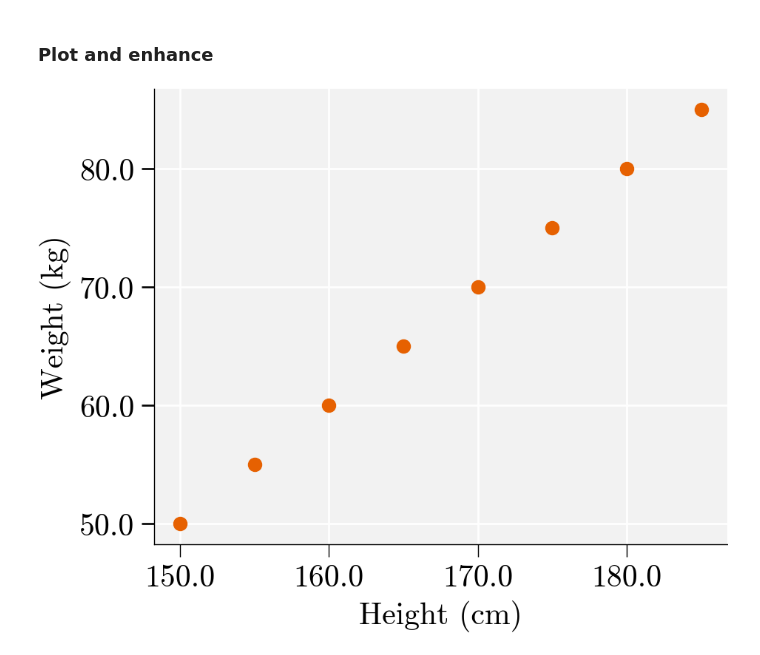
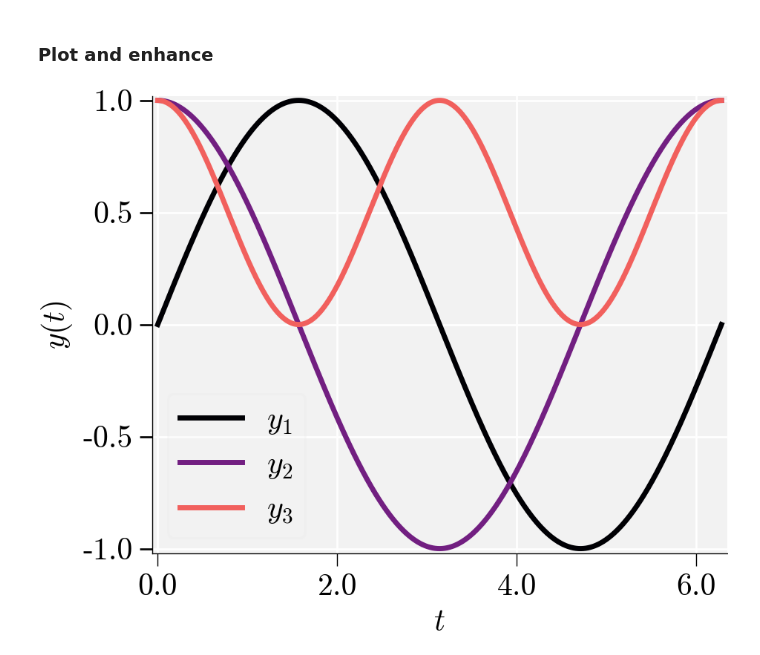
Before and after one commit to suparnob100/visualization, a Jupyter notebook: Publication_quality_graphs/PYTHON/Example.ipynb, the cells around one changed output. Drawn from its saved outputs; the diff is of its cells as text; code cells hidden in the pictures.

Commit message:
updated MATLAB

```diff
--- a/Publication_quality_graphs/PYTHON/Example.ipynb
+++ b/Publication_quality_graphs/PYTHON/Example.ipynb
@@ -3,7 +3,7 @@ from utils.fig2py import *
 # %% [markdown]
 ### Data
 # %%
-fig_file_loc = '../MATLAB/Figs/scatter'
+fig_file_loc = '../MATLAB/Figs/line' # import figure file from the MATLAB folder
 fname = fig_file_loc.split('/')[-1]
 # %%
 plot_data = fig2py(fig_file_loc)
@@ -41,49 +41,52 @@ There are three primary categories of colormaps:
 'Pastel1': A collection of soft, pastel colors.
 'Set3': This colormap offers a broad range of colors, suitable for representing a larger number of categories.
 # %%
-# from cycler import cycler
-# import numpy as np
-# import matplotlib.ticker as ticker
+from cycler import cycler
+import numpy as np
+import matplotlib.ticker as ticker
 
-# # Example: Generate colors from the 'magma' colormap
-# num_colors = 4
-# colors = plt.cm.magma(np.linspace(0, 1, num_colors))
+# Example: Generate colors from the 'magma' colormap
+num_colors = 4
+colors = plt.cm.magma(np.linspace(0, 1, num_colors))
 
-# # Update rcParams with generated color cycle
-# plt.rcParams['axes.prop_cycle'] = cycler(color=colors)
+# Update rcParams with generated color cycle
+plt.rcParams['axes.prop_cycle'] = cycler(color=colors)
 # %% [markdown]
 ### Plot and enhance
 # %%
 # Plot data
 fig, ax = plt.subplots(figsize=(5,4))
 
 for i in range(len(plot_data)):
-    # ax.plot(plot_data[i]['XData'][0],plot_data[i]['YData'][0])
+    ax.plot(plot_data[i]['XData'][0],plot_data[i]['YData'][0])
     # ax.fill_between(plot_data[i]['XData'][0],plot_data[i]['YData'][0])
-    ax.scatter(plot_data[i]['XData'][0],plot_data[i]['YData'][0])
+    # ax.scatter(plot_data[i]['XData'][0],plot_data[i]['YData'][0])
     # ax.hist(plot_data[i]['Data'][0],11)
 
 # Label axis
-ax.set_ylabel("Weight (kg)")
-ax.set_xlabel("Height (cm)")
+# ax.set_ylabel("Weight (kg)")
+# ax.set_xlabel("Height (cm)")
+
+ax.set_ylabel("$y(t)$")
+ax.set_xlabel("$t$")
 
 # Automatically adjust the axis limits to be tight around the data
 ax.autoscale(axis='both', tight=True)
 
 # Add legend
-# plt.legend(['$y_1$','$y_2$','$y_3$'])
+plt.legend(['$y_1$','$y_2$','$y_3$'])
 
 
 # Set the format for tick labels
 import matplotlib.ticker as ticker
 format_str = '%.1f'  # Two decimal places; adjust as needed
 ax.xaxis.set_major_formatter(ticker.FormatStrFormatter(format_str))
 ax.yaxis.set_major_formatter(ticker.FormatStrFormatter(format_str))
 
 
 # Display the figure
-plt.margins(0.05)
+plt.margins(0.01)
 plt.savefig('Examples/'+fname+'.pdf')
 plt.show()
 # %% [output]
-[figure, old version]
+[figure, new version]
```
Also changed, not shown: 13 other files.
